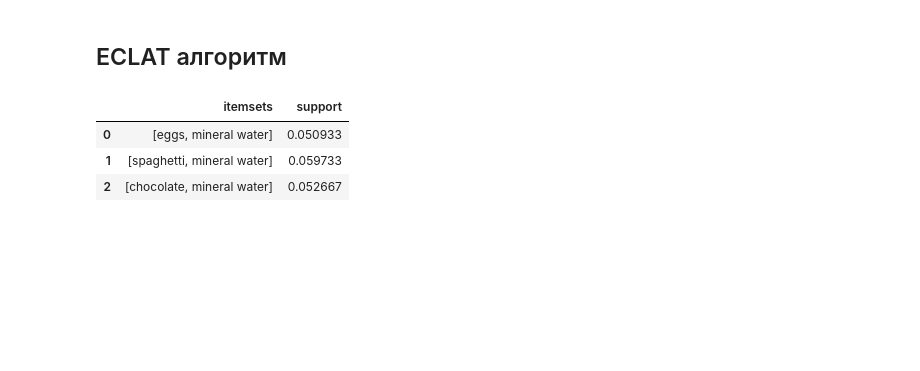
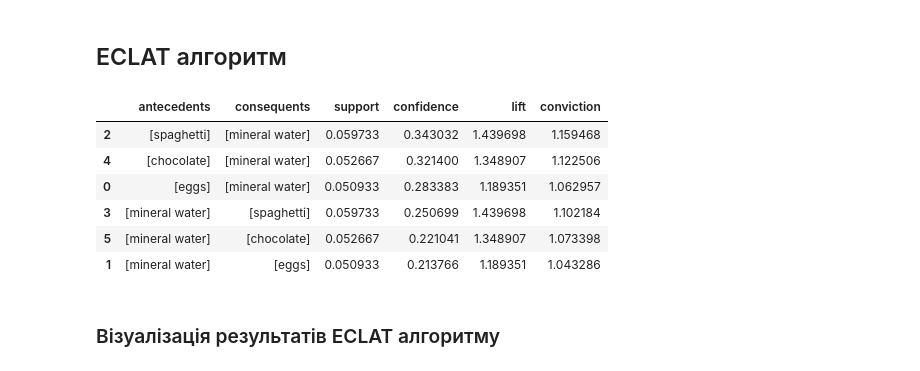
Before and after one commit to SylvaticGhost/AD, a Jupyter notebook: Lab4/lab4.ipynb, the cells around one changed output. Saved outputs shown, nothing was run; the diff lists cells and outputs as text; code cells hidden in the pictures; blank space fills up the shorter version.

```diff
--- a/Lab4/lab4.ipynb
+++ b/Lab4/lab4.ipynb
@@ -173,13 +140,21 @@ aprioriDf
 # %% [markdown]
 ## ECLAT алгоритм
 # %%
-eclat_result = eclat_algorithm(df_encoded, MIN_SUPPORT)
+_, eclat_rules = eclat_algorithm(df_encoded, MIN_SUPPORT, min_confidence=0.11)
 
-eclat_df = pd.DataFrame([(list(itemset), support) for itemset, support in eclat_result if len(itemset) >= 2],
-                        columns=['itemsets', 'support'])
-eclat_df
+eclat_rules_df = pd.DataFrame([(list(ant), list(con), sup, conf, lift, conv)
+                              for ant, con, sup, conf, lift, conv in eclat_rules],
+                             columns=['antecedents', 'consequents', 'support', 'confidence', 'lift', 'conviction'])
+
+eclat_rules_df = eclat_rules_df.sort_values('confidence', ascending=False)
+eclat_rules_df
 # %% [output]
-|  | itemsets | support |
-| 0 | [eggs, mineral water] | 0.050933 |
-| 1 | [spaghetti, mineral water] | 0.059733 |
-| 2 | [chocolate, mineral water] | 0.052667 |
+|  | antecedents | consequents | support | confidence | lift | conviction |
+| 2 | [spaghetti] | [mineral water] | 0.059733 | 0.343032 | 1.439698 | 1.159468 |
+| 4 | [chocolate] | [mineral water] | 0.052667 | 0.321400 | 1.348907 | 1.122506 |
+| 0 | [eggs] | [mineral water] | 0.050933 | 0.283383 | 1.189351 | 1.062957 |
+| 3 | [mineral water] | [spaghetti] | 0.059733 | 0.250699 | 1.439698 | 1.102184 |
+| 5 | [mineral water] | [chocolate] | 0.052667 | 0.221041 | 1.348907 | 1.073398 |
+| 1 | [mineral water] | [eggs] | 0.050933 | 0.213766 | 1.189351 | 1.043286 |
+# %% [markdown]
+### Візуалізація результатів ECLAT алгоритму
```
Also changed, not shown: parts of 18 cells of this notebook, 4 other files.
